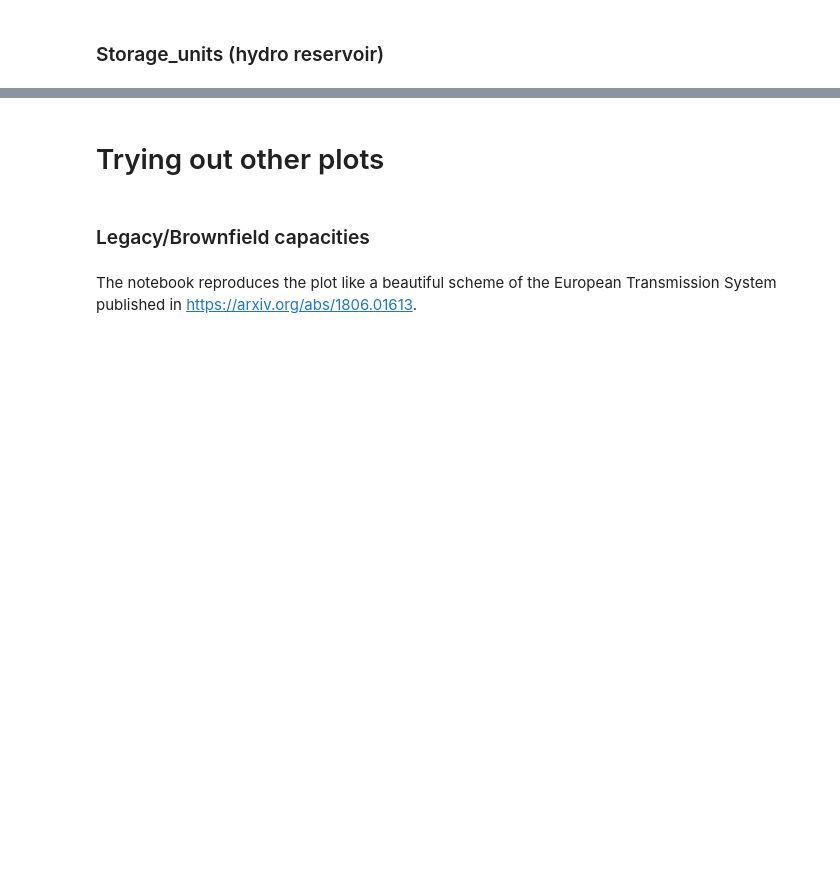
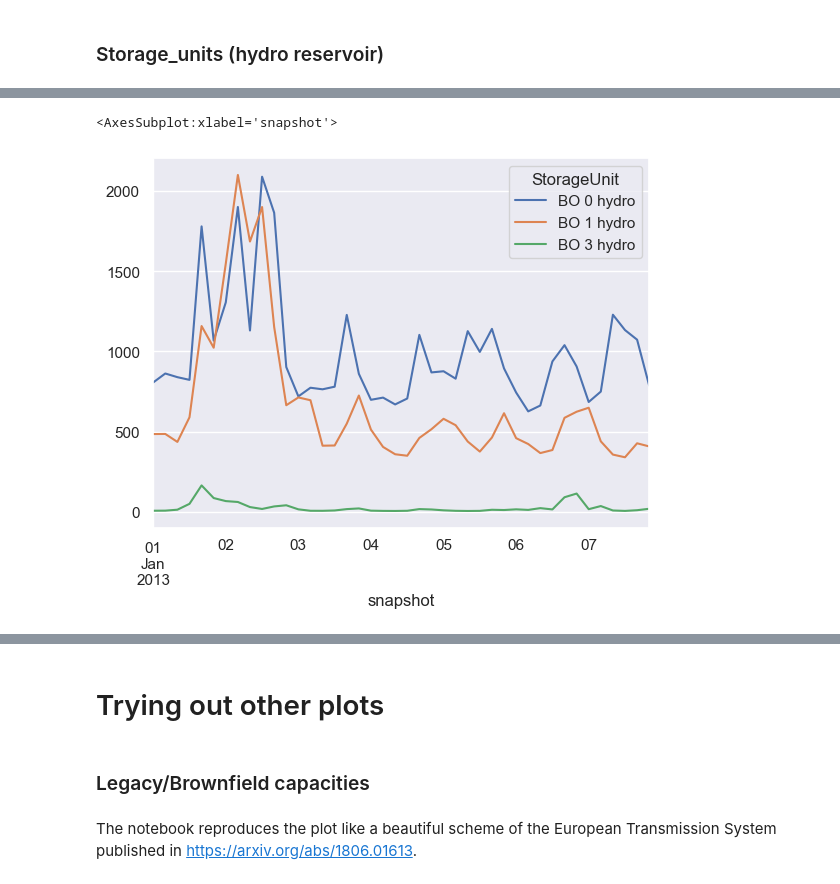
Before and after one commit to carlosfv92/pypsa-africa, a Jupyter notebook: Result_analysis/0_solve_network_results_BO.ipynb, the cells around one changed output, grey strips where cells are left out. Cells and saved outputs as stored; diff of their text form; code cells hidden in the pictures; blank space fills up the shorter version.

```diff
--- a/Result_analysis/0_solve_network_results_BO.ipynb
+++ b/Result_analysis/0_solve_network_results_BO.ipynb
@@ -609,0 +642,6 @@ n.storage_units
+# %%
+
+n.storage_units_t.inflow.loc["2013-01-01":"2013-01-07"].plot()
+# %% [output]
+<AxesSubplot:xlabel='snapshot'>
+[figure, added]
```
Also changed, not shown: parts of 43 cells of this notebook, 5 other files.
